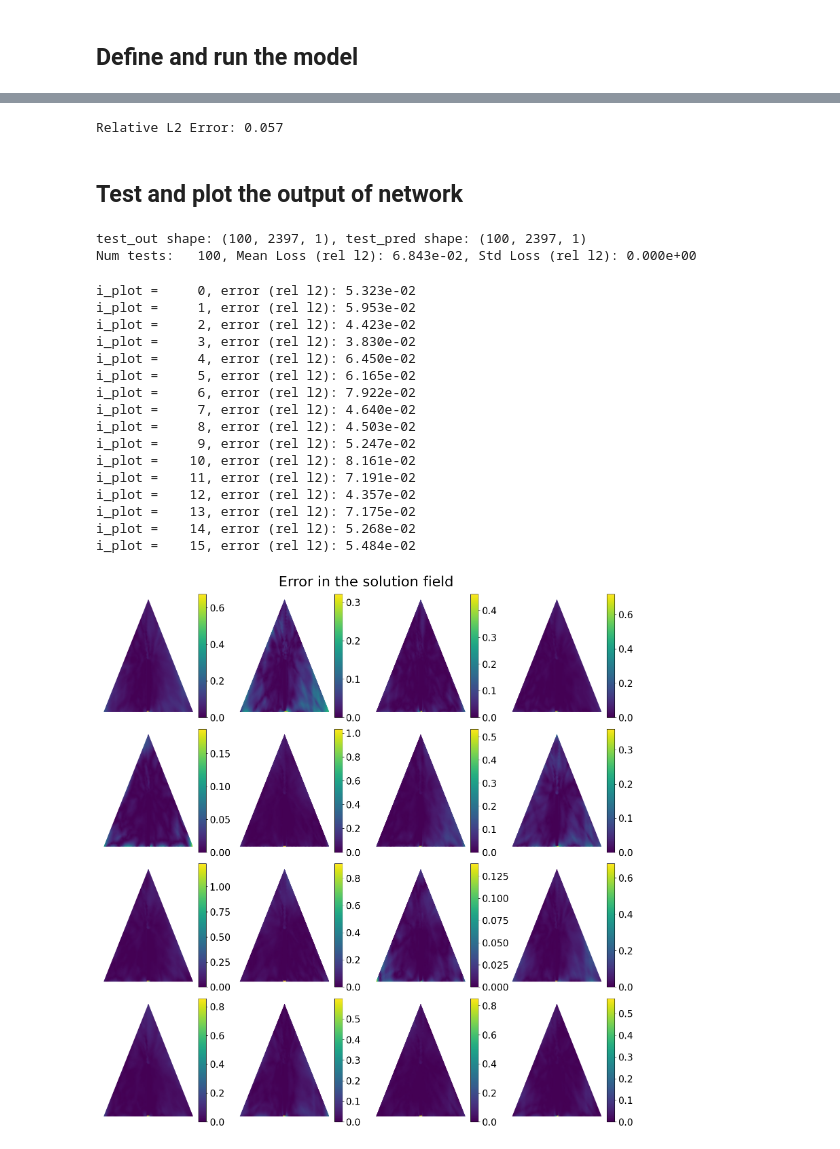
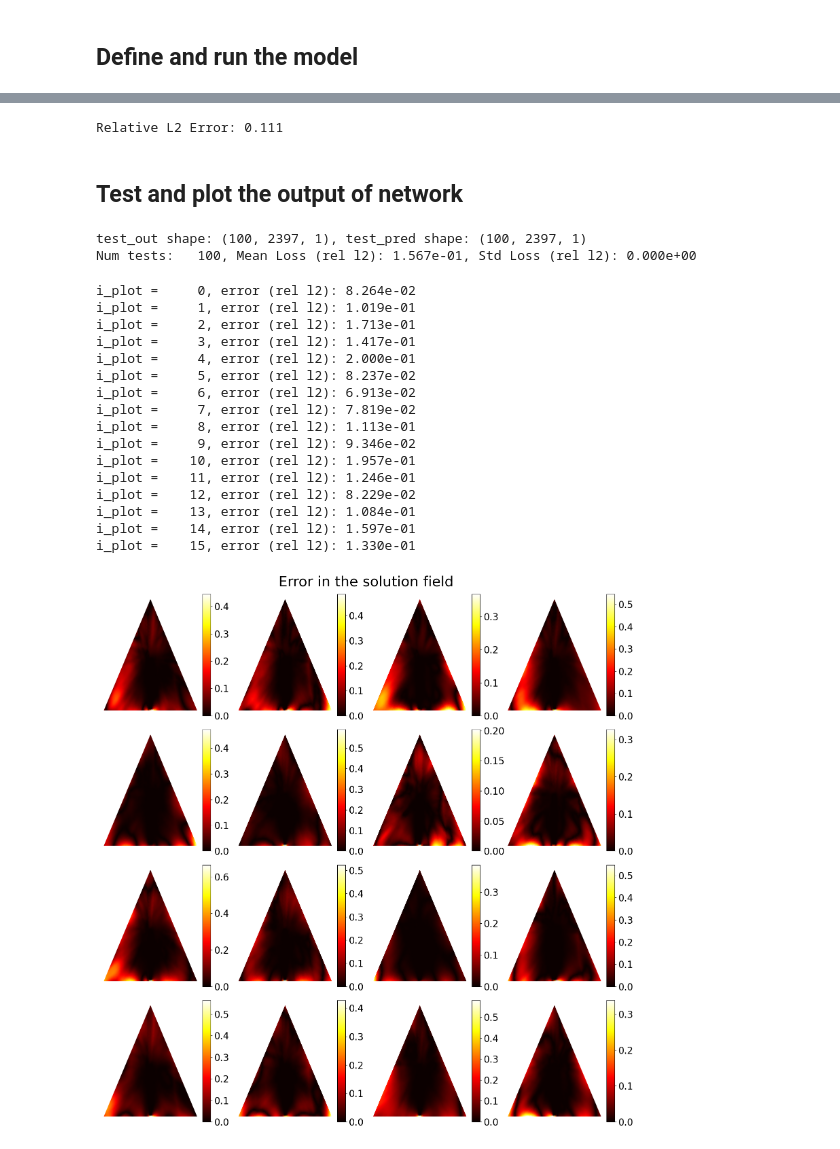
Before and after one commit to CEADpx/neural_operators, a Jupyter notebook: base_example_to_try_different_implementations/from_deeponet-fno.ipynb, the cells around one changed output, grey strips where cells are left out. Saved outputs shown, nothing was run; the diff lists cells and outputs as text; code cells hidden in the pictures.

```diff
--- a/base_example_to_try_different_implementations/from_deeponet-fno.ipynb
+++ b/base_example_to_try_different_implementations/from_deeponet-fno.ipynb
@@ -38,9 +43,8 @@ Instructions for updating:
 non-resource variables are not supported in the long term
 # %%
 data_folder = 'data/'
-result_folder = 'Results_first_method/'
 current_directory = os.getcwd()
-results_dir = current_directory + '/' + result_folder
+results_dir = current_directory + '/Results_first_method/'
 if not os.path.exists(results_dir):
     os.makedirs(results_dir)
 # %% [markdown]
@@ -271,19 +309,19 @@ class SaveData:
 num_train = 1900
 num_test = 100
 
-inp_grid_points = 101 # number of grid points for the input function
-out_grid_points = 2397 # number of evaluations points for the output function
+num_inp_fn_points = 101 # number of grid points for the input function
+num_out_fn_points = 2397 # number of evaluations points for the output function
 num_br_tr_outputs = 100 # number of outputs from the branch and trunk networks before they are multiplied
 
 #branch net
-layer_B = [inp_grid_points, 128, 128, num_br_tr_outputs]
+layer_B = [num_inp_fn_points, 128, 128, num_br_tr_outputs]
 #trunk net
 layer_T = [2, 128, 128, num_br_tr_outputs]
 
 #batch_size
-bs = 100
-epochs = 10000
+batch_size = 100
+epochs = 1000
 lr = 1.0e-3
 
-data = DataSet(bs, num_train = num_train, num_test = num_test, inp_grid_points = inp_grid_points, out_grid_points = out_grid_points)
+data = DataSet(batch_size, num_train = num_train, num_test = num_test, num_inp_fn_points = num_inp_fn_points, num_out_fn_points = num_out_fn_points)
 # %%
@@ -404,81 +449,82 @@ save_models_to = results_dir +"model/"
 if not os.path.exists(save_models_to):
     os.makedirs(save_models_to)
 
-#    sess.run(tf.global_variables_initializer())
 saver.save(sess, save_models_to+'Model')
 
 np.savetxt(results_dir+'/train_loss.txt', train_loss)
 np.savetxt(results_dir+'/test_loss.txt', test_loss)
 
 data_save = SaveData()
-data_save.save(sess, x_pos, fnn_model, W_T, b_T, W_B, b_B, Xmin, Xmax, f_ph, u_ph, data, num_test, results_dir)
+data_save.save(sess, X_trunk_pos, fnn_model, W_T, b_T, W_B, b_B, X_trunk_min, X_trunk_max, X_ph, Y_ph, data, num_test, results_dir)
 # %% [output]
-Relative L2 Error: 0.057
+Relative L2 Error: 0.111
 # %% [markdown]
 ## Test and plot the output of network
 # %%
-test_trunk_inp, test_branch_inp, test_out = data.testbatch(bs)
-test_pred = sess.run(u_pred, feed_dict={f_ph: test_branch_inp})
+X_test, X_trunk_test, Y_test = data.testbatch(batch_size)
+Y_test_pred = sess.run(Y_pred, feed_dict={X_ph: X_test})
 
-error = np.mean(np.linalg.norm(test_pred - test_out, 2, axis=1)/np.linalg.norm(test_out, 2, axis=1))
+error = np.mean(np.linalg.norm(Y_test_pred - Y_test, 2, axis=1)/np.linalg.norm(Y_test, 2, axis=1))
 
-print('test_out shape: {}, test_pred shape: {}'.format(test_out.shape, test_pred.shape))
+print('test_out shape: {}, test_pred shape: {}'.format(Y_test.shape, Y_test_pred.shape))
 
 print('Num tests: {:5d}, Mean Loss (rel l2): {:.3e}, Std Loss (rel l2): {:.3e}'.format(num_test, np.mean(error), np.std(error)))
 # %% [output]
 test_out shape: (100, 2397, 1), test_pred shape: (100, 2397, 1)
-Num tests:   100, Mean Loss (rel l2): 6.843e-02, Std Loss (rel l2): 0.000e+00
+Num tests:   100, Mean Loss (rel l2): 1.567e-01, Std Loss (rel l2): 0.000e+00
 # %%
 rows, cols = 4, 4
 fs = 20
 fig, axs = plt.subplots(rows, cols, figsize=(16, 16))
 
 decode = True
 
+Y_spatial_points = X_trunk_test
+
 for i in range(rows):
     for j in range(cols):
         i_plot = i*cols + j
 
-        i_pred = test_pred[i_plot, :, 0]
-        i_truth = test_out[i_plot, :, 0]
+        i_pred = Y_test_pred[i_plot, :, 0]
+        i_truth = Y_test[i_plot, :, 0]
         if decode:
-            i_pred = data.decoder_1d(i_pred)
-            i_truth = data.decoder_1d(i_truth)
+            i_pred = data.decoder_Y_1d(i_pred)
+            i_truth = data.decoder_Y_1d(i_truth)
 
         i_diff = i_pred - i_truth
         i_diff_norm = np.linalg.norm(i_diff) / np.linalg.norm(i_truth)
         print('i_plot = {:5d}, error (rel l2): {:.3e}'.format(i_plot, i_diff_norm))
 
-        nodes = test_trunk_inp
+        nodes = Y_spatial_points
 
-        cbar = field_plot(axs[i,j], i_diff, nodes)
+        cbar = field_plot(axs[i,j], i_diff, nodes, cmap = 'hot')
 
         divider = make_axes_locatable(axs[i,j])
         cax = divider.append_axes('right', size='8%', pad=0.03)
         cax.tick_params(labelsize=fs)
         fig.colorbar(cbar, cax=cax, orientation='vertical')
 
-        axs[j,i].axis('off')
+        axs[i,j].axis('off')
 
 fig.tight_layout()
 fig.suptitle('Error in the solution field', fontsize=1.5*fs, y=1.025)
 fig.savefig(results_dir+'sample_error_plots.png',  bbox_inches='tight')
 plt.show()
 # %% [output]
-i_plot =     0, error (rel l2): 5.323e-02
-i_plot =     1, error (rel l2): 5.953e-02
-i_plot =     2, error (rel l2): 4.423e-02
-i_plot =     3, error (rel l2): 3.830e-02
-i_plot =     4, error (rel l2): 6.450e-02
-i_plot =     5, error (rel l2): 6.165e-02
-i_plot =     6, error (rel l2): 7.922e-02
-i_plot =     7, error (rel l2): 4.640e-02
-i_plot =     8, error (rel l2): 4.503e-02
-i_plot =     9, error (rel l2): 5.247e-02
-i_plot =    10, error (rel l2): 8.161e-02
-i_plot =    11, error (rel l2): 7.191e-02
-i_plot =    12, error (rel l2): 4.357e-02
-i_plot =    13, error (rel l2): 7.175e-02
-i_plot =    14, error (rel l2): 5.268e-02
-i_plot =    15, error (rel l2): 5.484e-02
+i_plot =     0, error (rel l2): 8.264e-02
+i_plot =     1, error (rel l2): 1.019e-01
+i_plot =     2, error (rel l2): 1.713e-01
+i_plot =     3, error (rel l2): 1.417e-01
+i_plot =     4, error (rel l2): 2.000e-01
+i_plot =     5, error (rel l2): 8.237e-02
+i_plot =     6, error (rel l2): 6.913e-02
+i_plot =     7, error (rel l2): 7.819e-02
+i_plot =     8, error (rel l2): 1.113e-01
+i_plot =     9, error (rel l2): 9.346e-02
+i_plot =    10, error (rel l2): 1.957e-01
+i_plot =    11, error (rel l2): 1.246e-01
+i_plot =    12, error (rel l2): 8.229e-02
+i_plot =    13, error (rel l2): 1.084e-01
+i_plot =    14, error (rel l2): 1.597e-01
+i_plot =    15, error (rel l2): 1.330e-01
-[figure, old version]
+[figure, new version]
```
Also changed, not shown: parts of 8 cells of this notebook, 20 other files.
